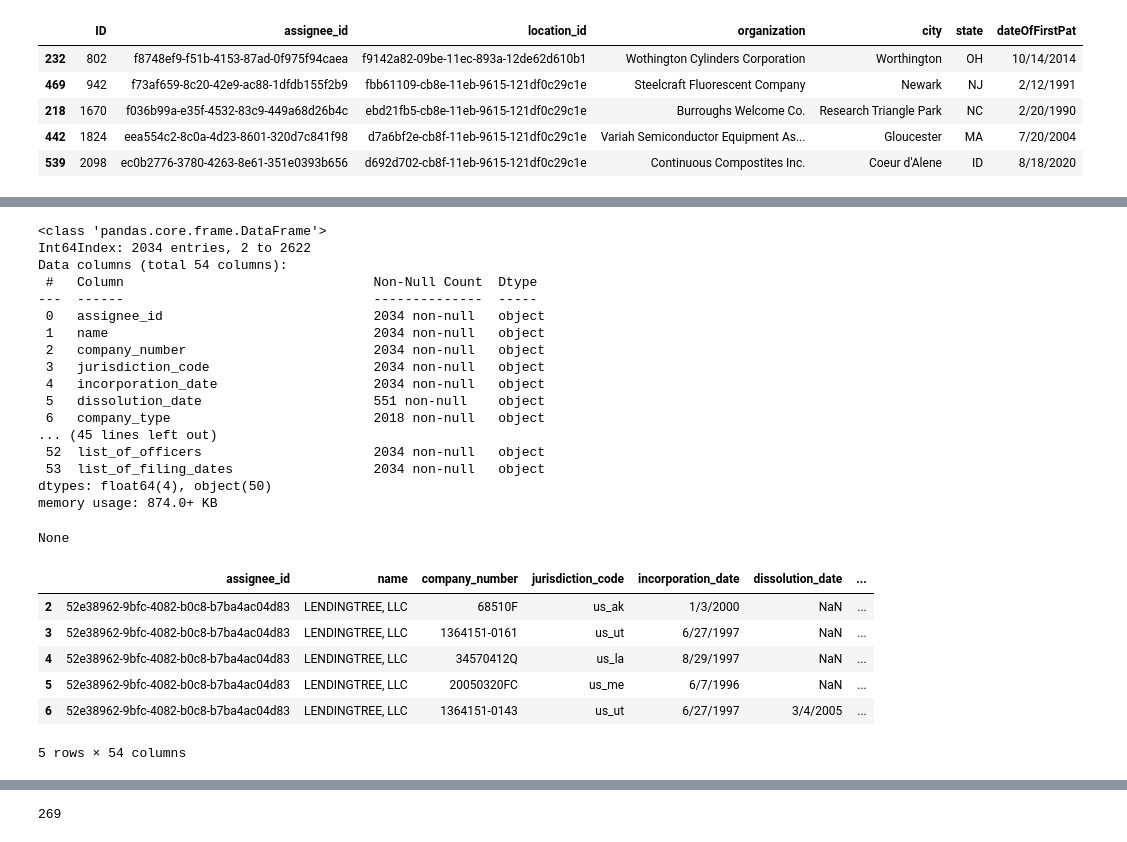
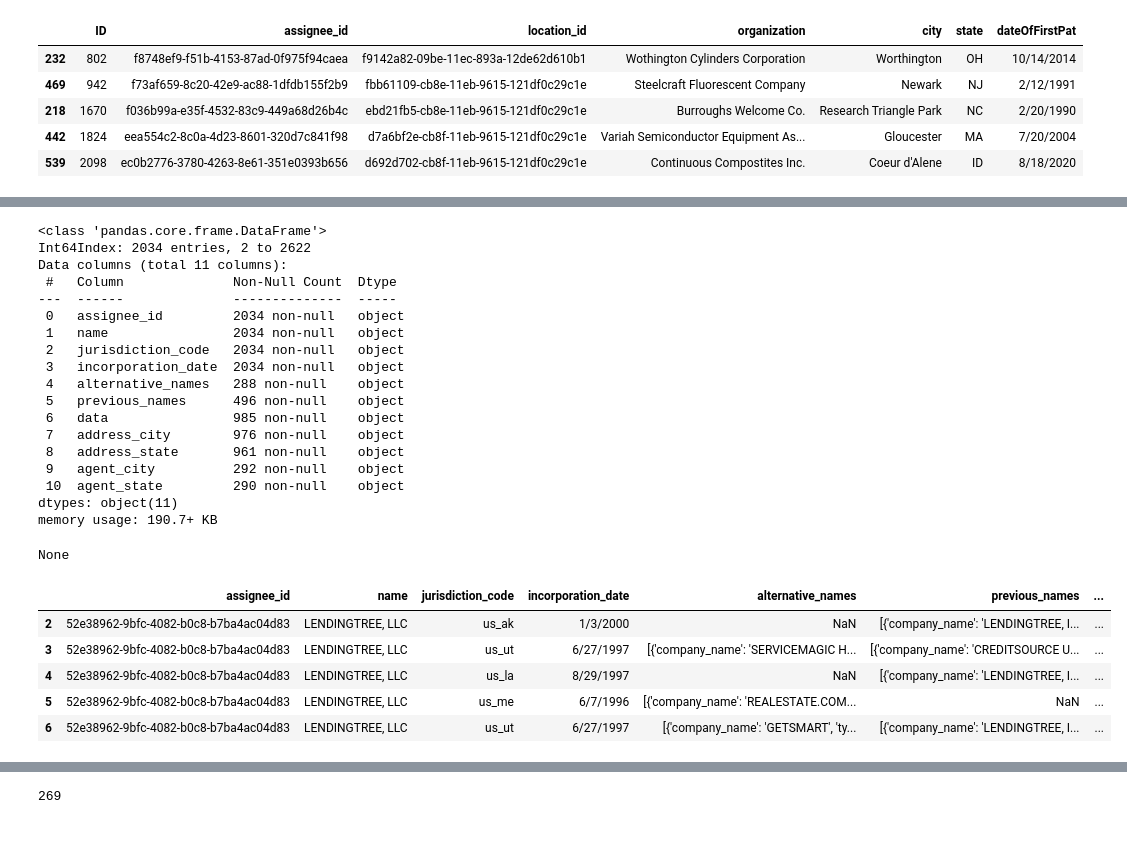
Before and after one commit to jc2568/PatentsView_OC, a Jupyter notebook: Prepare OpenCorporates Data with No States.ipynb, the cells around one changed output, grey strips where cells are left out. Drawn from its saved outputs; the diff is of its cells as text; code cells hidden in the pictures.

Commit message:
first backup

```diff
--- a/Prepare OpenCorporates Data with No States.ipynb
+++ b/Prepare OpenCorporates Data with No States.ipynb
@@ -13,24 +5,28 @@ a_suff="_noStates.csv"
 # %%
-### import the noState_output to assess how well the new data without city-states matches
-### to the OC database
-
+### import the libraries used to process the PatentsView and OC data.
 import pandas as pd
 import numpy as np
 import time
 import os
+import re
 import warnings
 warnings.filterwarnings('ignore')
 
+### start timer
 t0=time.time()
 
-a_inpt="noState_output_cleaned.csv"
-a_full=os.path.join(a_path,a_fold,a_inpt)
+### set the path for the input file and save to variable
+res_folder = "../csvResults/"
+input_file = "noState_output_cleaned.csv"
+a_full=os.path.join(res_folder,input_file)
 
-df=pd.read_csv(a_full)
+OC_results=pd.read_csv(a_full)
 
-t1=time.time()
-total=t1-t0
+### end timer and print total time
+t1 = time.time()
+total = t1-t0
 print("Total time is %4f" % (total/60), "mins")
 
-display(df.info(null_counts=True),df.head())
+### print general stats and first 5 records for dataset
+display(OC_results.info(null_counts=True),OC_results.head())
 # %% [output]
@@ -187,36 +201,40 @@ None
 | 3 | b4f82aab-7c15-4868-8044-81a0ed5d33be | Nordstrom Valves, Inc | 1/11/2000 |
 | 4 | d62b9811-b171-40ed-a739-7eb54199f188 | LT 350, LLC | 5/9/2017 |
 # %%
-df2=df
+### save the OC_results to another variable to ensure the original variable is not overwritten
+OC_results2=OC_results
 
-df2.dropna(subset=['incorporation_date'],inplace=True)
-df3=df2.iloc[:,1:]
+### drop the records that do not contain an incorporation date. This set will be used to calcualte
+### the % of return assignee_ids.
+OC_results2.dropna(subset=['incorporation_date'],inplace=True)
+OC_results3=OC_results2.iloc[:,[1,2,4,5,20,21,33,42,43,46,47]]
 
-display(df3.info(),df3.head())
+### print general stats and first 5 records for dataset
+display(OC_results3.info(),OC_results3.head())
 # %% [output]
 <class 'pandas.core.frame.DataFrame'>
 Int64Index: 2034 entries, 2 to 2622
-Data columns (total 54 columns):
- #   Column                                Non-Null Count  Dtype
----  ------                                --------------  -----
- 0   assignee_id                           2034 non-null   object
- 1   name                                  2034 non-null   object
- 2   company_number                        2034 non-null   object
- 3   jurisdiction_code                     2034 non-null   object
- 4   incorporation_date                    2034 non-null   object
- 5   dissolution_date                      551 non-null    object
- 6   company_type                          2018 non-null   object
-... (45 lines left out)
- 52  list_of_officers                      2034 non-null   object
- 53  list_of_filing_dates                  2034 non-null   object
-dtypes: float64(4), object(50)
-memory usage: 874.0+ KB
+Data columns (total 11 columns):
+ #   Column              Non-Null Count  Dtype
+---  ------              --------------  -----
+ 0   assignee_id         2034 non-null   object
+ 1   name                2034 non-null   object
+ 2   jurisdiction_code   2034 non-null   object
+ 3   incorporation_date  2034 non-null   object
+ 4   alternative_names   288 non-null    object
+ 5   previous_names      496 non-null    object
+ 6   data                985 non-null    object
+ 7   address_city        976 non-null    object
+ 8   address_state       961 non-null    object
+ 9   agent_city          292 non-null    object
+ 10  agent_state         290 non-null    object
+dtypes: object(11)
+memory usage: 190.7+ KB
 None
-|  | assignee_id | name | company_number | jurisdiction_code | incorporation_date | dissolution_date | ... |
-| 2 | 52e38962-9bfc-4082-b0c8-b7ba4ac04d83 | LENDINGTREE, LLC | 68510F | us_ak | 1/3/2000 | NaN | ... |
-| 3 | 52e38962-9bfc-4082-b0c8-b7ba4ac04d83 | LENDINGTREE, LLC | 1364151-0161 | us_ut | 6/27/1997 | NaN | ... |
-| 4 | 52e38962-9bfc-4082-b0c8-b7ba4ac04d83 | LENDINGTREE, LLC | 34570412Q | us_la | 8/29/1997 | NaN | ... |
-| 5 | 52e38962-9bfc-4082-b0c8-b7ba4ac04d83 | LENDINGTREE, LLC | 20050320FC | us_me | 6/7/1996 | NaN | ... |
-| 6 | 52e38962-9bfc-4082-b0c8-b7ba4ac04d83 | LENDINGTREE, LLC | 1364151-0143 | us_ut | 6/27/1997 | 3/4/2005 | ... |
+|  | assignee_id | name | jurisdiction_code | incorporation_date | alternative_names | previous_names | ... |
+| 2 | 52e38962-9bfc-4082-b0c8-b7ba4ac04d83 | LENDINGTREE, LLC | us_ak | 1/3/2000 | NaN | [{'company_name': 'LENDINGTREE, I... | ... |
+| 3 | 52e38962-9bfc-4082-b0c8-b7ba4ac04d83 | LENDINGTREE, LLC | us_ut | 6/27/1997 | [{'company_name': 'SERVICEMAGIC H... | [{'company_name': 'CREDITSOURCE U... | ... |
+| 4 | 52e38962-9bfc-4082-b0c8-b7ba4ac04d83 | LENDINGTREE, LLC | us_la | 8/29/1997 | NaN | [{'company_name': 'LENDINGTREE, I... | ... |
+| 5 | 52e38962-9bfc-4082-b0c8-b7ba4ac04d83 | LENDINGTREE, LLC | us_me | 6/7/1996 | [{'company_name': 'REALESTATE.COM... | NaN | ... |
+| 6 | 52e38962-9bfc-4082-b0c8-b7ba4ac04d83 | LENDINGTREE, LLC | us_ut | 6/27/1997 | [{'company_name': 'GETSMART', 'ty... | [{'company_name': 'LENDINGTREE, I... | ... |
-5 rows × 54 columns
 # %%
```
Also changed, not shown: parts of 29 cells of this notebook, 1 other file.
